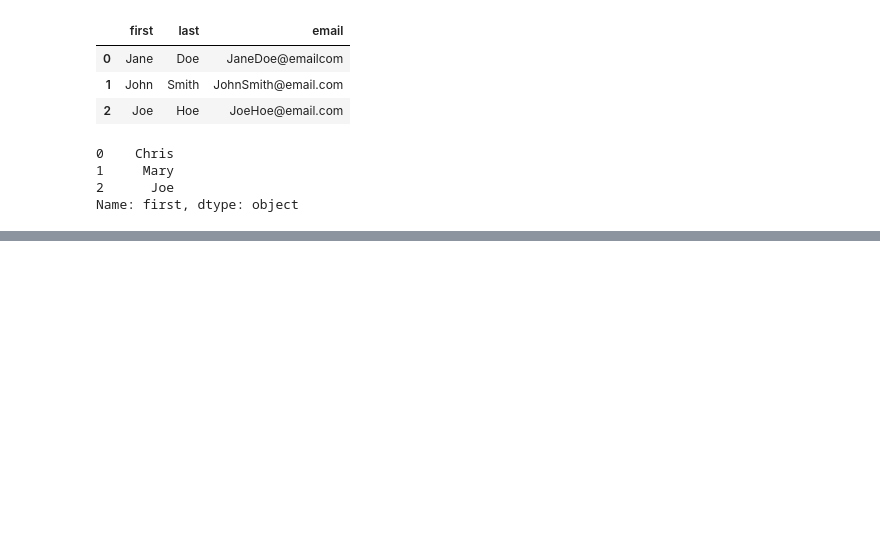
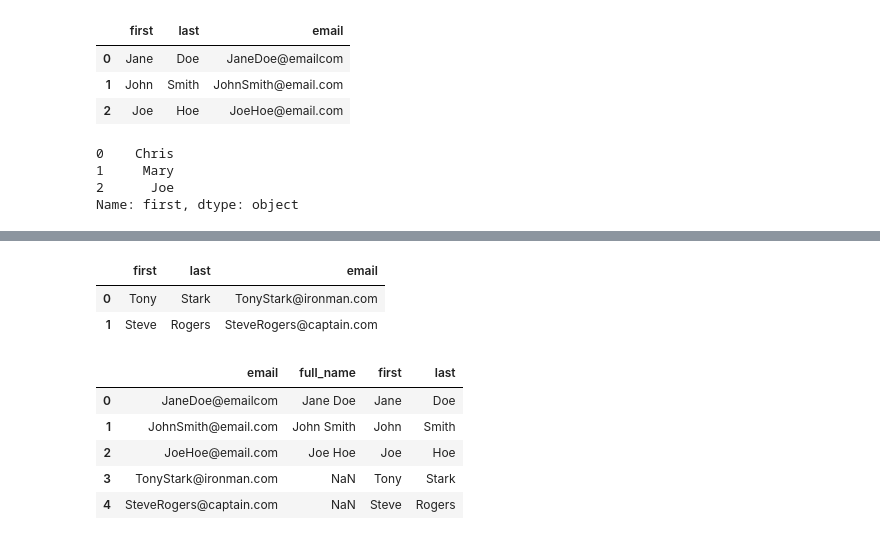
Before and after one commit to jpark0116/pandaspractice, a Jupyter notebook: library practice.ipynb, the cells around one changed output, grey strips where cells are left out. Cells and saved outputs as stored; diff of their text form; code cells hidden in the pictures; blank space fills up the shorter version.

Commit message:
add/remove rows and columns from Dataframe

```diff
--- a/library practice.ipynb
+++ b/library practice.ipynb
@@ -191,0 +214,2 @@ Name: first, dtype: object
+# %%
+df = df.drop(columns = ['first', 'last'])
@@ -191,0 +223,2 @@ Name: first, dtype: object
+# %%
+df[['first', 'last']] = df['full_name'].str.split(' ', expand = True)
@@ -191,0 +232,2 @@ Name: first, dtype: object
+# %%
+df.append({'first':'Tony'}, ignore_index = True)
@@ -191,0 +240,22 @@ Name: first, dtype: object
+# %%
+people = {
+    'first': ['Tony','Steve'],
+    'last': ['Stark','Rogers'],
+    'email': ['TonyStark@ironman.com', 'SteveRogers@captain.com']
+}
+df2 = pd.DataFrame(people)
+# %%
+df2
+# %% [output]
+|  | first | last | email |
+| 0 | Tony | Stark | TonyStark@ironman.com |
+| 1 | Steve | Rogers | SteveRogers@captain.com |
+# %%
+df.append(df2, ignore_index = True)
+# %% [output]
+|  | email | full_name | first | last |
+| 0 | JaneDoe@emailcom | Jane Doe | Jane | Doe |
+| 1 | JohnSmith@email.com | John Smith | John | Smith |
+| 2 | JoeHoe@email.com | Joe Hoe | Joe | Hoe |
+| 3 | TonyStark@ironman.com | NaN | Tony | Stark |
+| 4 | SteveRogers@captain.com | NaN | Steve | Rogers |
```
Also changed, not shown: parts of 13 cells of this notebook.
